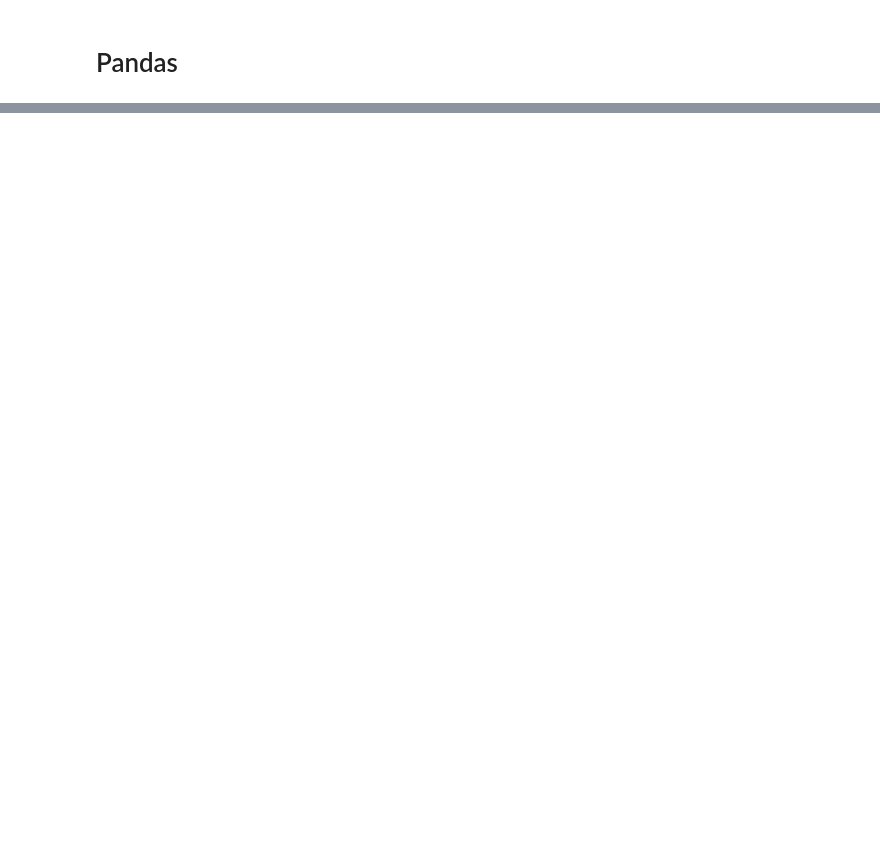
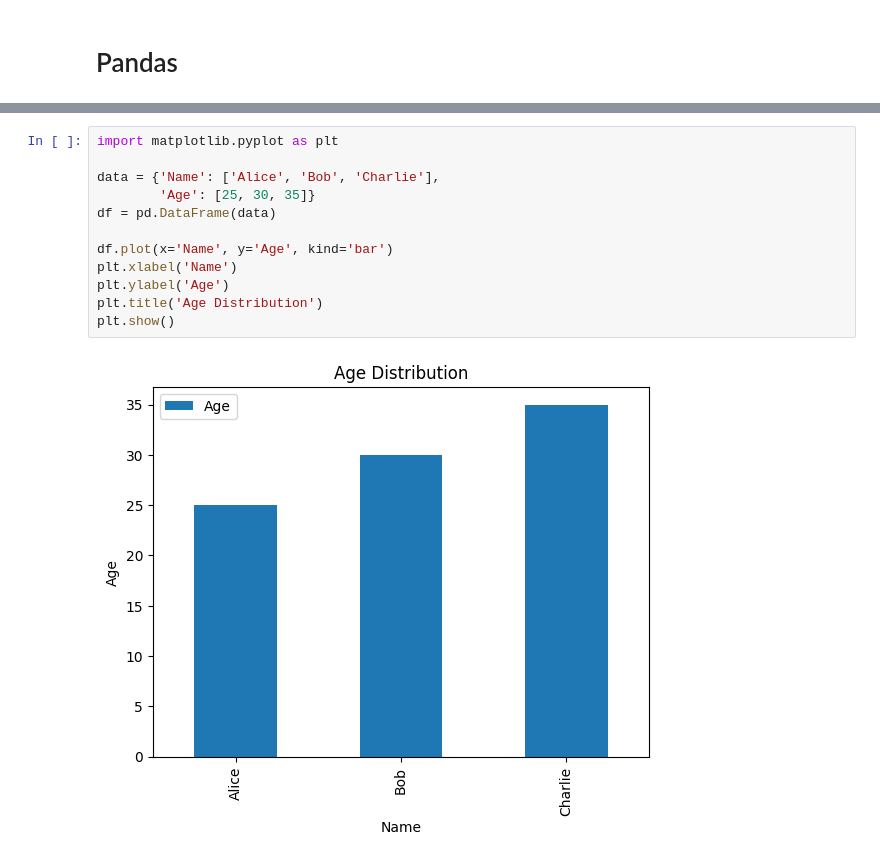
Before and after one commit to parshvak26/Python-coding-practice, a Jupyter notebook: Coding_practice_.ipynb, the cells around one changed output, grey strips where cells are left out. Saved outputs shown, nothing was run; the diff lists cells and outputs as text; blank space fills up the shorter version.

```diff
--- a/Coding_practice_.ipynb
+++ b/Coding_practice_.ipynb
@@ -292,0 +557,14 @@ Input and output operations (reading from and writing to different file formats)
+# %%
+import matplotlib.pyplot as plt
+
+data = {'Name': ['Alice', 'Bob', 'Charlie'],
+        'Age': [25, 30, 35]}
+df = pd.DataFrame(data)
+
+df.plot(x='Name', y='Age', kind='bar')
+plt.xlabel('Name')
+plt.ylabel('Age')
+plt.title('Age Distribution')
+plt.show()
+# %% [output]
+[figure, added]
```
Also changed, not shown: parts of 21 cells of this notebook.
